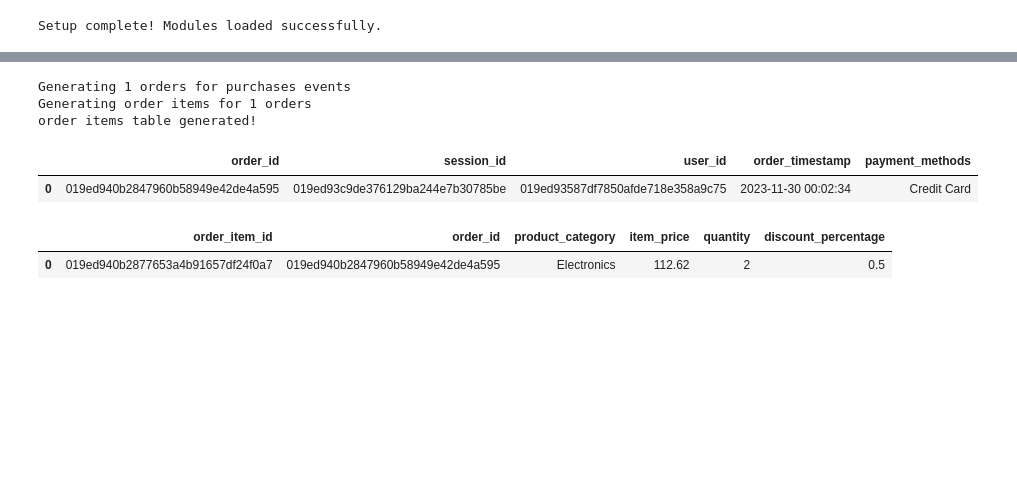
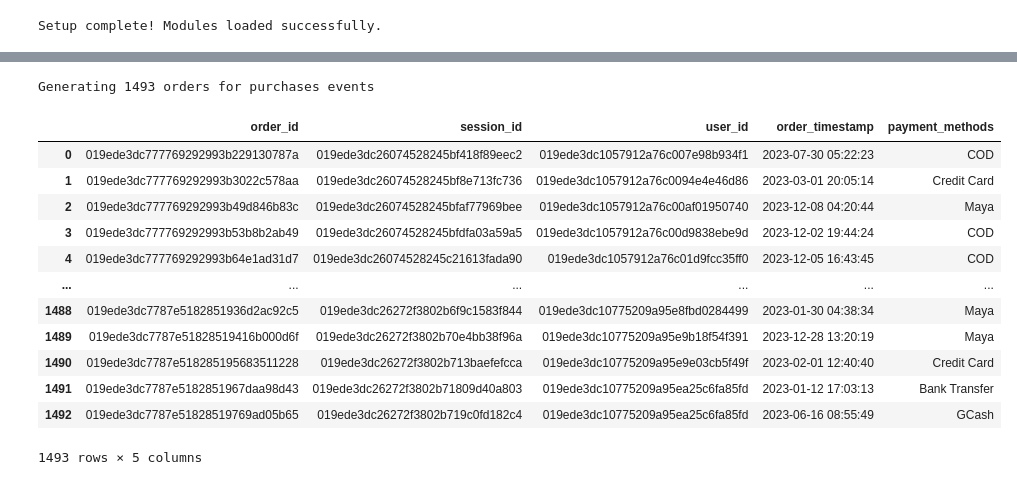
Before and after one commit to ruicchi/ph-ecommerce-data-simulator, a Jupyter notebook: synthetic_data_gen.ipynb, the cells around one changed output, grey strips where cells are left out. Drawn from its saved outputs; the diff is of its cells as text; code cells hidden in the pictures; blank space fills up the shorter version.

```diff
--- a/synthetic_data_gen.ipynb
+++ b/synthetic_data_gen.ipynb
@@ -69,14 +76,18 @@ Generating events for 8 sessions
-# %%
-test_orders_df = generate_orders(df_events=test_events_df, df_sessions=test_sessions_df, rng=rng)
-test_order_items_df = generate_order_items(df_orders=test_orders_df, df_users=test_users_df, rng=rng)
-
-display(test_orders_df.head())
-display(test_order_items_df.head())
-# %% [output]
-Generating 1 orders for purchases events
-Generating order items for 1 orders
-order items table generated!
-|  | order_id | session_id | user_id | order_timestamp | payment_methods |
-| 0 | 019ed940b2847960b58949e42de4a595 | 019ed93c9de376129ba244e7b30785be | 019ed93587df7850afde718e358a9c75 | 2023-11-30 00:02:34 | Credit Card |
-|  | order_item_id | order_id | product_category | item_price | quantity | discount_percentage |
-| 0 | 019ed940b2877653a4b91657df24f0a7 | 019ed940b2847960b58949e42de4a595 | Electronics | 112.62 | 2 | 0.5 |
+# %%
+test_orders_df = generate_orders(df_events=test_events_df, df_sessions=test_sessions_df, rng=rng)
+display(test_orders_df)
+# %% [output]
+Generating 1493 orders for purchases events
+|  | order_id | session_id | user_id | order_timestamp | payment_methods |
+| 0 | 019ede3dc777769292993b229130787a | 019ede3dc26074528245bf418f89eec2 | 019ede3dc1057912a76c007e98b934f1 | 2023-07-30 05:22:23 | COD |
+| 1 | 019ede3dc777769292993b3022c578aa | 019ede3dc26074528245bf8e713fc736 | 019ede3dc1057912a76c0094e4e46d86 | 2023-03-01 20:05:14 | Credit Card |
+| 2 | 019ede3dc777769292993b49d846b83c | 019ede3dc26074528245bfaf77969bee | 019ede3dc1057912a76c00af01950740 | 2023-12-08 04:20:44 | Maya |
+| 3 | 019ede3dc777769292993b53b8b2ab49 | 019ede3dc26074528245bfdfa03a59a5 | 019ede3dc1057912a76c00d9838ebe9d | 2023-12-02 19:44:24 | COD |
+| 4 | 019ede3dc777769292993b64e1ad31d7 | 019ede3dc26074528245c21613fada90 | 019ede3dc1057912a76c01d9fcc35ff0 | 2023-12-05 16:43:45 | COD |
+| ... | ... | ... | ... | ... | ... |
+| 1488 | 019ede3dc7787e5182851936d2ac92c5 | 019ede3dc26272f3802b6f9c1583f844 | 019ede3dc10775209a95e8fbd0284499 | 2023-01-30 04:38:34 | Maya |
+| 1489 | 019ede3dc7787e51828519416b000d6f | 019ede3dc26272f3802b70e4bb38f96a | 019ede3dc10775209a95e9b18f54f391 | 2023-12-28 13:20:19 | Maya |
+| 1490 | 019ede3dc7787e518285195683511228 | 019ede3dc26272f3802b713baefefcca | 019ede3dc10775209a95e9e03cb5f49f | 2023-02-01 12:40:40 | Credit Card |
+| 1491 | 019ede3dc7787e5182851967daa98d43 | 019ede3dc26272f3802b71809d40a803 | 019ede3dc10775209a95ea25c6fa85fd | 2023-01-12 17:03:13 | Bank Transfer |
+| 1492 | 019ede3dc7787e51828519769ad05b65 | 019ede3dc26272f3802b719c0fd182c4 | 019ede3dc10775209a95ea25c6fa85fd | 2023-06-16 08:55:49 | GCash |
+1493 rows × 5 columns
```
Also changed, not shown: parts of 4 cells of this notebook, 5 other files.
